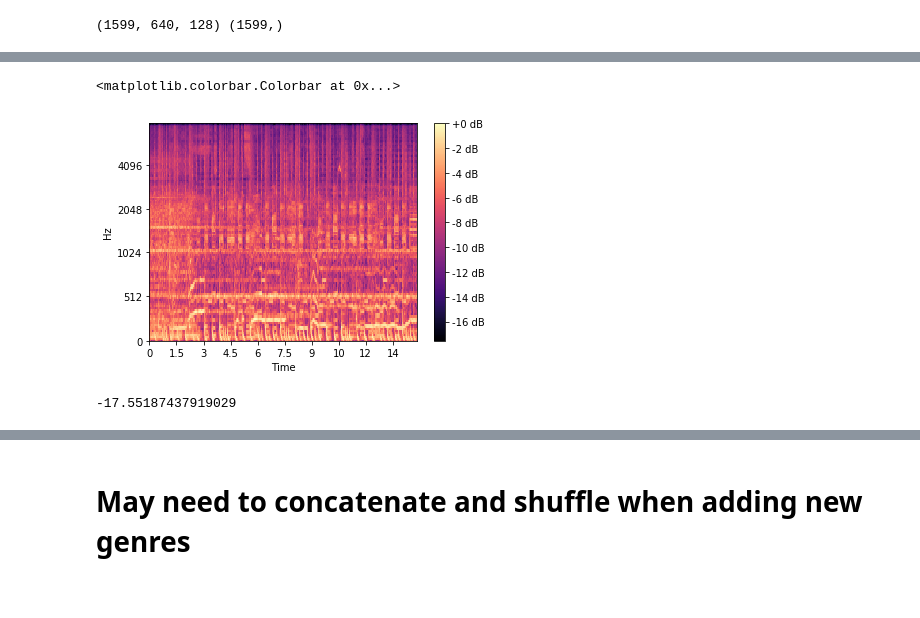
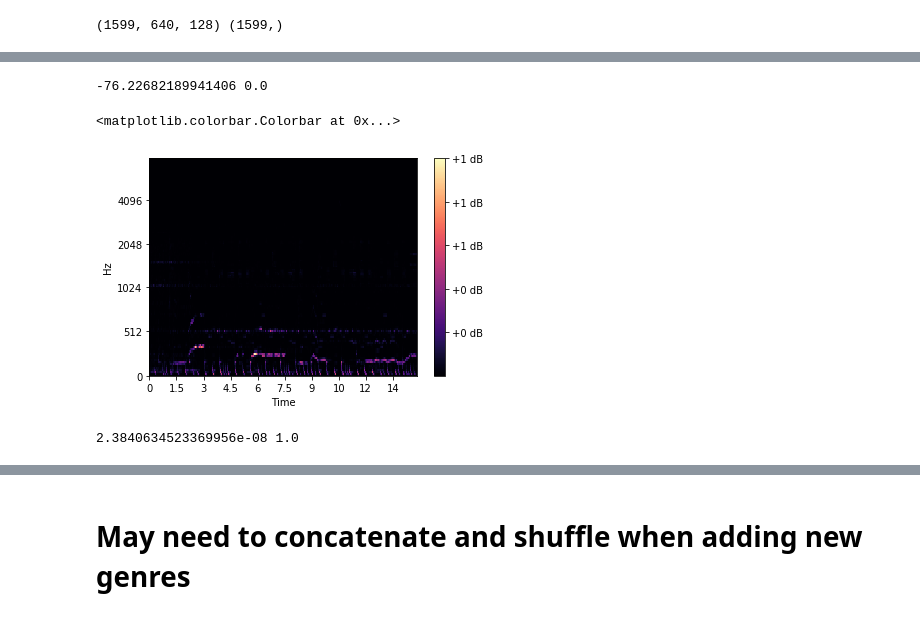
Before and after one commit to anthonybaulo/music-genre-classification, a Jupyter notebook: notebooks/scrap.ipynb, the cells around one changed output, grey strips where cells are left out. Cells and saved outputs as stored; diff of their text form; code cells hidden in the pictures.

```diff
--- a/notebooks/scrap.ipynb
+++ b/notebooks/scrap.ipynb
@@ -42,13 +47,15 @@ X_train[0].min()
+# %%
+print(X_train[1].min(), X_train[1].max())
+# %% [output]
+-76.22682189941406 0.0
 # %%
 X_raw = librosa.core.db_to_power(X_train[1], ref=1.0)
-X_log = np.log(X_raw)
-
-librosa.display.specshow(X_log.T, y_axis='mel', fmax=8000, x_axis='time')
+librosa.display.specshow(X_raw.T, y_axis='mel', fmax=8000, x_axis='time')
 plt.colorbar(format='%+2.0f dB')
 # %% [output]
 <matplotlib.colorbar.Colorbar at 0x...>
-[figure, old version]
+[figure, new version]
-# %%
-X_log.min()
-# %% [output]
--17.55187437919029
+# %%
+print(X_raw.min(), X_raw.max())
+# %% [output]
+2.3840634523369956e-08 1.0
```
Also changed, not shown: parts of 6 cells of this notebook.
